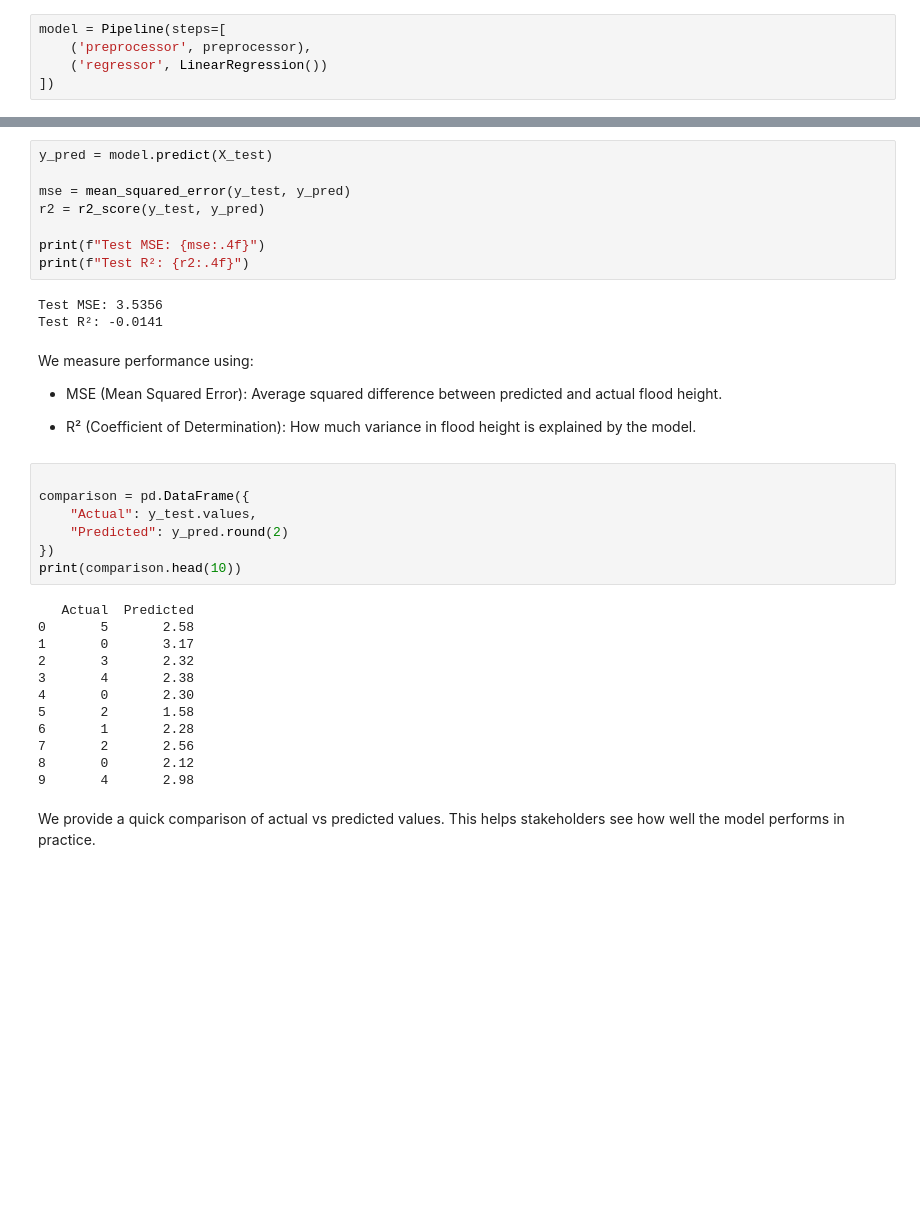
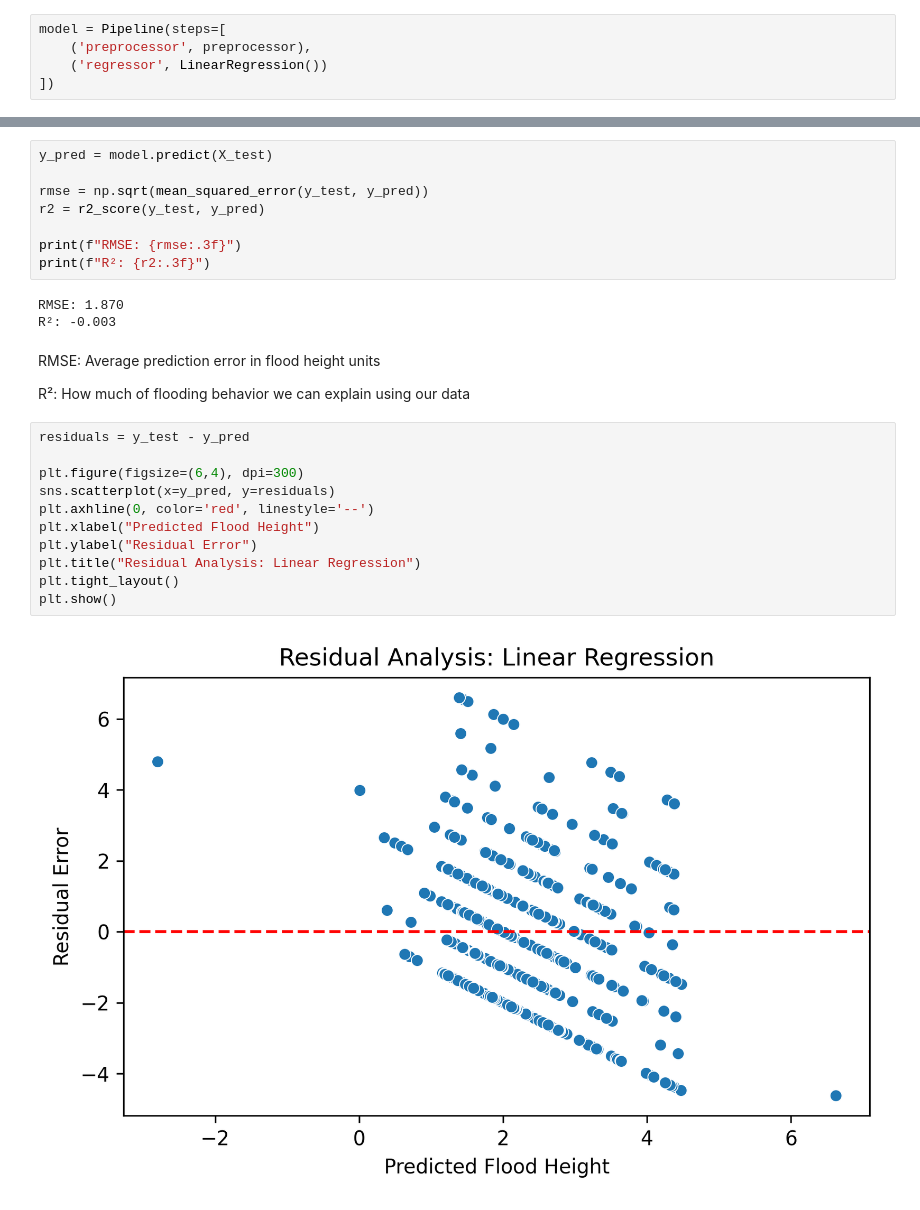
Before and after one commit to clemweb3/Metro-Manila-Flood-Insights, a Jupyter notebook: Notebooks/03_Modelling_Pipeline.ipynb, the cells around one changed output, grey strips where cells are left out. Cells and saved outputs as stored; diff of their text form; blank space fills up the shorter version.

Commit message:
refactored pipeline using the refined data

```diff
--- a/Notebooks/03_Modelling_Pipeline.ipynb
+++ b/Notebooks/03_Modelling_Pipeline.ipynb
@@ -82,40 +111,30 @@ We train the regression model to learn the relationship between features (elevat
 # %%
 y_pred = model.predict(X_test)
 
-mse = mean_squared_error(y_test, y_pred)
+rmse = np.sqrt(mean_squared_error(y_test, y_pred))
 r2 = r2_score(y_test, y_pred)
 
-print(f"Test MSE: {mse:.4f}")
-print(f"Test R²: {r2:.4f}")
+print(f"RMSE: {rmse:.3f}")
+print(f"R²: {r2:.3f}")
 # %% [output]
-Test MSE: 3.5356
-Test R²: -0.0141
+RMSE: 1.870
+R²: -0.003
-# %% [markdown]
-We measure performance using:
-
-- MSE (Mean Squared Error): Average squared difference between predicted and actual flood height.
-
-- R² (Coefficient of Determination): How much variance in flood height is explained by the model.
-# %%
-
-comparison = pd.DataFrame({
-    "Actual": y_test.values,
-    "Predicted": y_pred.round(2)
-})
-print(comparison.head(10))
-# %% [output]
-   Actual  Predicted
-0       5       2.58
-1       0       3.17
-2       3       2.32
-3       4       2.38
-4       0       2.30
-5       2       1.58
-6       1       2.28
-7       2       2.56
-8       0       2.12
-9       4       2.98
-# %% [markdown]
-We provide a quick comparison of actual vs predicted values. This helps stakeholders see how well the model performs in practice.
+# %% [markdown]
+RMSE: Average prediction error in flood height units
+
+R²: How much of flooding behavior we can explain using our data
+# %%
+residuals = y_test - y_pred
+
+plt.figure(figsize=(6,4), dpi=300)
+sns.scatterplot(x=y_pred, y=residuals)
+plt.axhline(0, color='red', linestyle='--')
+plt.xlabel("Predicted Flood Height")
+plt.ylabel("Residual Error")
+plt.title("Residual Analysis: Linear Regression")
+plt.tight_layout()
+plt.show()
+# %% [output]
+[figure, added]
 # %%
 plt.figure(figsize=(6,6), dpi=300)
```
Also changed, not shown: parts of 22 cells of this notebook.
